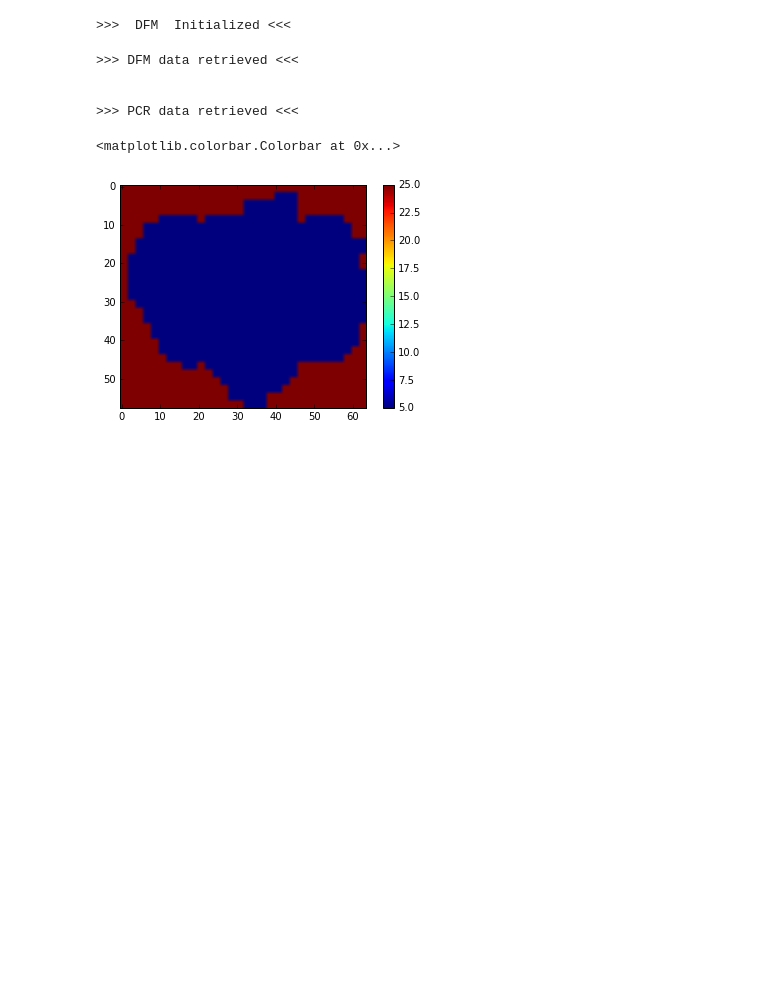
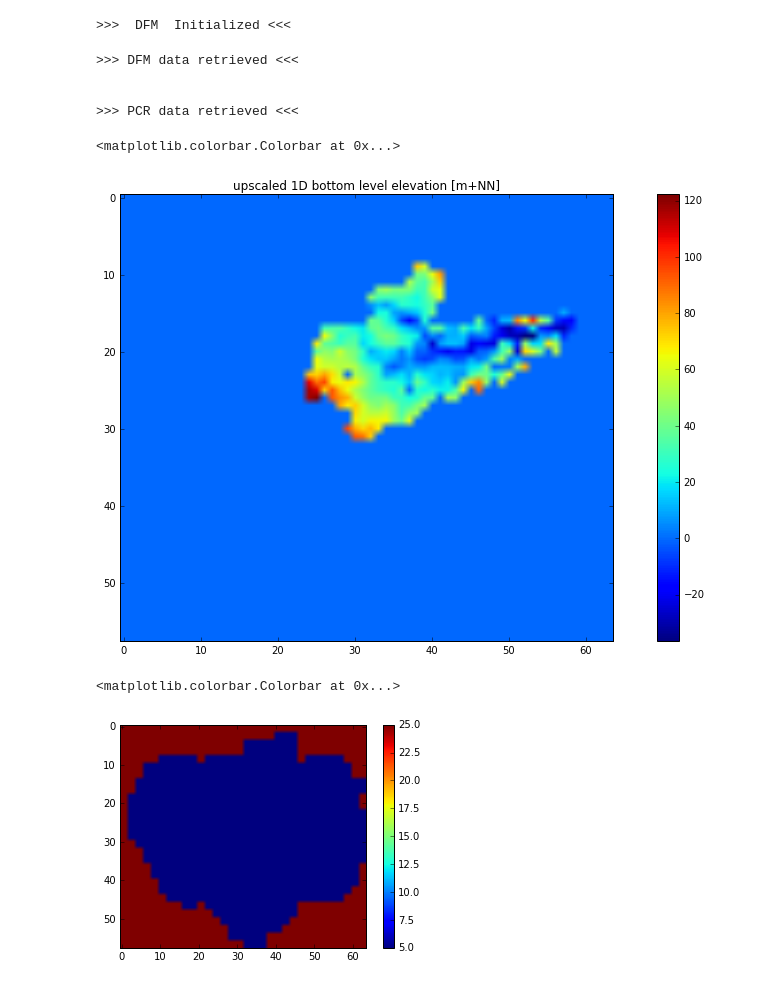
Before and after one commit to wk1984/glofrim, a Jupyter notebook: couplingFramework_v2_LFPtoPCR.ipynb, the cells around one changed output. Saved outputs shown, nothing was run; the diff lists cells and outputs as text; code cells hidden in the pictures; blank space fills up the shorter version.

Commit message:
added code to upscale 1D bottom level elevation

```diff
--- a/couplingFramework_v2_LFPtoPCR.ipynb
+++ b/couplingFramework_v2_LFPtoPCR.ipynb
@@ -265,6 +265,19 @@ couple_HDYN_2_HLOG, couple_HLOG_2_HDYN, coupled_HLOG_indices = coupling_function
 couple_HDYN_2_HLOG_2way, couple_HLOG_2_HDYN_2way, coupled_HLOG_indices_2way = coupling_functions.assignPCR2cells(landmask_pcr,
                                                                                                                  hydrodynamic_coords_2D,
                                                                                                                  verbose)
+# %%
+bottomElevation_HDYN1D_2_HLOG_BMI = model_functions.determine_bottomElev1D_Hydrodynamics(couple_HLOG_2_HDYN,
+                                                                                         coupled_HLOG_indices,
+                                                                                         bottom_lvl_1D,
+                                                                                         landmask_pcr)
+
+plt.figure(figsize=(16,8))
+plt.title('upscaled 1D bottom level elevation [m+NN]')
+plt.imshow(bottomElevation_HDYN1D_2_HLOG_BMI)
+plt.colorbar()
+# %% [output]
+<matplotlib.colorbar.Colorbar at 0x...>
+[figure, added]
 # %%
 # -------------------------------------------------------------------------------------------------
 # TURNING OFF ROUTING BY PCR IN COUPLED AREA
```
Also changed, not shown: parts of 4 cells of this notebook, 2 other files.
